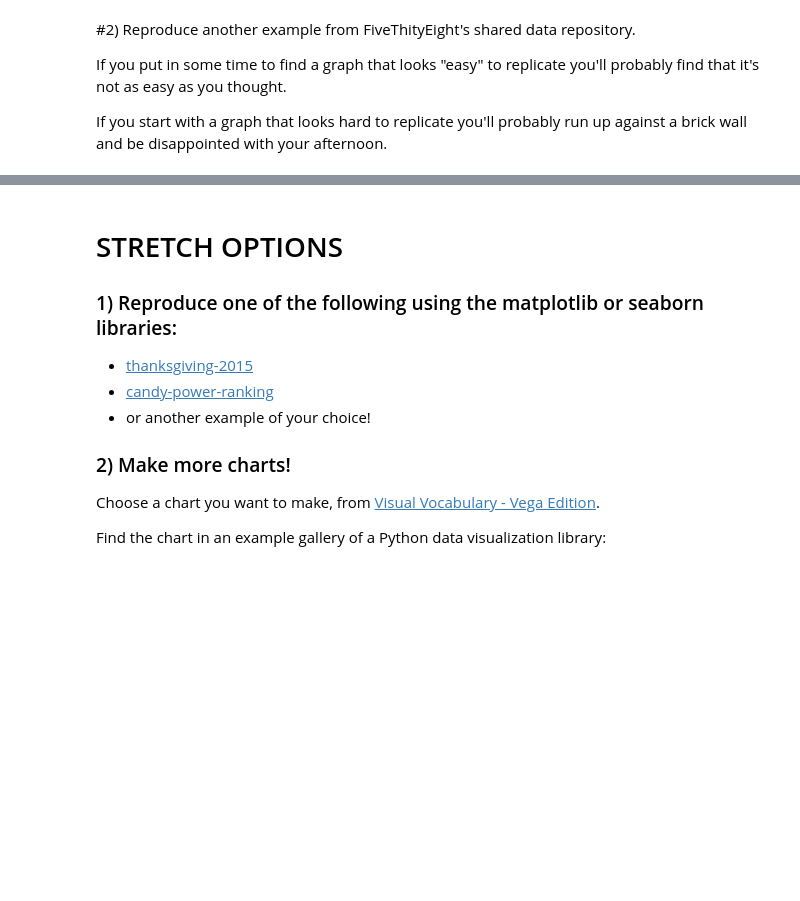
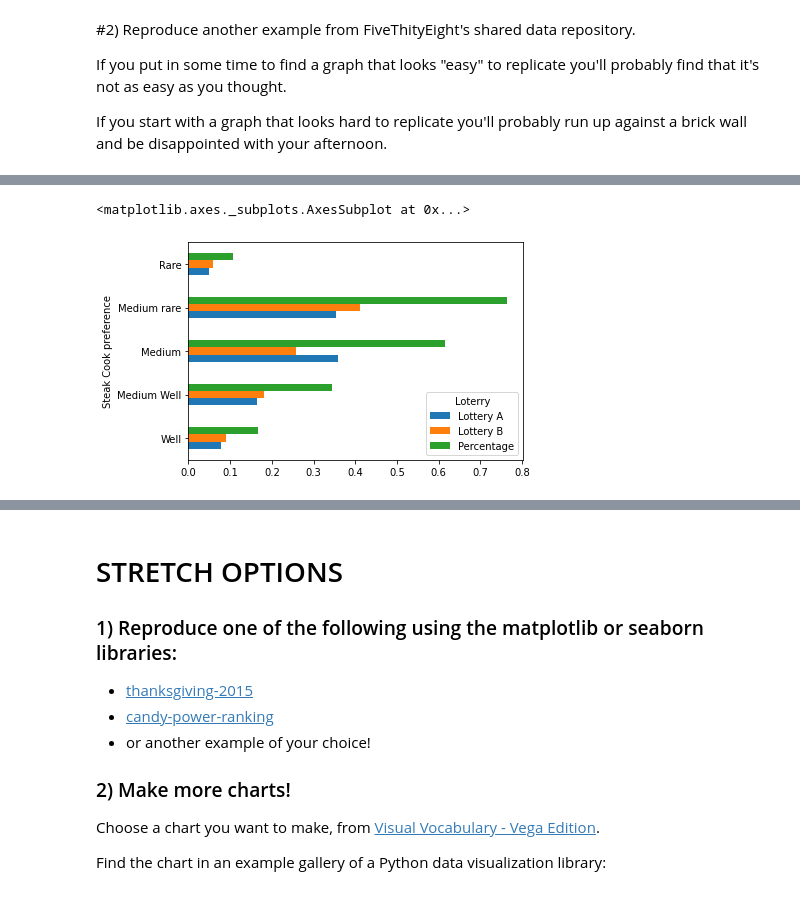
Before and after one commit to yestrella14/DS-Unit-1-Sprint-1-Data-Wrangling-and-Storytelling, a Jupyter notebook: LS_DS_114_Make_Explanatory_Visualizations_Assignment.ipynb, the cells around one changed output, grey strips where cells are left out. Drawn from its saved outputs; the diff is of its cells as text; code cells hidden in the pictures; blank space fills up the shorter version.

```diff
--- a/LS_DS_114_Make_Explanatory_Visualizations_Assignment.ipynb
+++ b/LS_DS_114_Make_Explanatory_Visualizations_Assignment.ipynb
@@ -122,0 +402,4 @@ If you start with a graph that looks hard to replicate you'll probably run up ag
+# %%
+
+cross33= crosstab1.reindex(index =['Well', 'Medium Well', 'Medium', 'Medium rare', 'Rare'])
+cross33
@@ -122,0 +419,5 @@ If you start with a graph that looks hard to replicate you'll probably run up ag
+# %%
+cross33.plot(kind='barh')
+# %% [output]
+<matplotlib.axes._subplots.AxesSubplot at 0x...>
+[figure, added]
```
Also changed, not shown: parts of 33 cells of this notebook.
